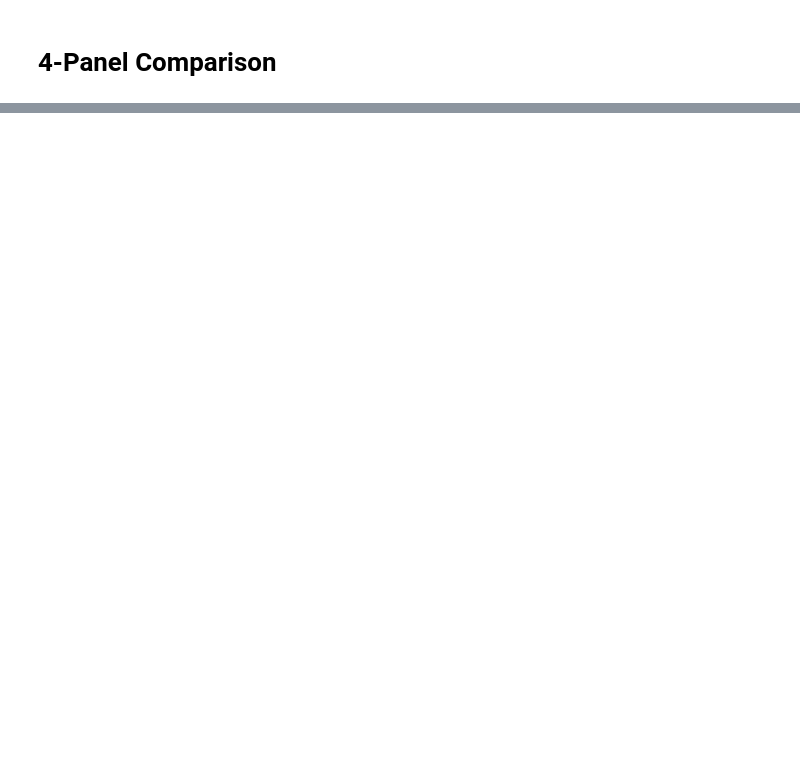
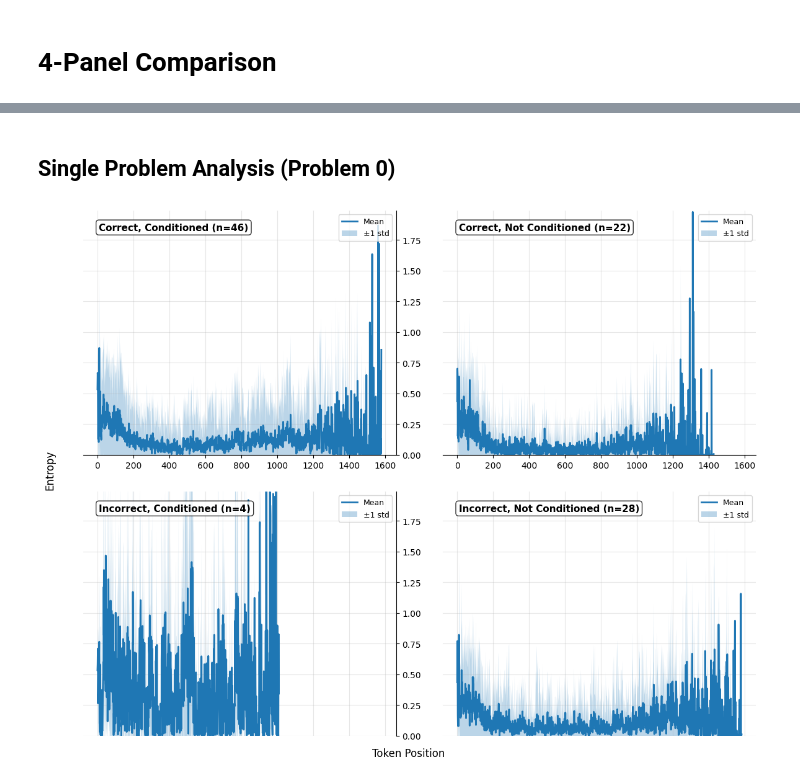
Before and after one commit to adityashukzy/MAT1510-Project, a Jupyter notebook: aggregate.ipynb, the cells around one changed output, grey strips where cells are left out. Cells and saved outputs as stored; diff of their text form; code cells hidden in the pictures; blank space fills up the shorter version.

Commit message:
Updated plot (across all rollouts of all problems)

```diff
--- a/aggregate.ipynb
+++ b/aggregate.ipynb
@@ -232,24 +178,0 @@ Incorrect, Not Conditioned: Loaded 28 sequences
-# %%
-# Compute mean and std at each token position
-def compute_stats(sequences):
-    """Compute mean and std at each token position."""
-    max_len = max(len(seq) for seq in sequences)
-    means = []
-    stds = []
-
-    for pos in range(max_len):
-        values = [seq[pos] for seq in sequences if len(seq) > pos]
-        if len(values) > 0:
-            means.append(np.mean(values))
-            stds.append(np.std(values))
-        else:
-            means.append(np.nan)
-            stds.append(np.nan)
-
-    return np.array(means), np.array(stds)
-
-group_stats = {}
-for group_name, sequences in group_sequences.items():
-    means, stds = compute_stats(sequences)
-    group_stats[group_name] = {'means': means, 'stds': stds}
-    print(f"{group_name}: Max length = {len(means)}")
@@ -340,0 +319,11 @@ Plot saved as entropy_4panel.png
+# %% [markdown]
+## Single Problem Analysis (Problem 0)
+# %%
+# Analyze single problem (problem 0) from aim_1 and aim_1c
+plot_entropy_4panel(
+    df=df,
+    exp_names=["aim_1_20251113_025853", "aim_1c_20251113_025929"],
+    problem_idx=0
+)
+# %% [output]
+[figure, added]
```
Also changed, not shown: parts of 7 cells of this notebook, 1 other file.
